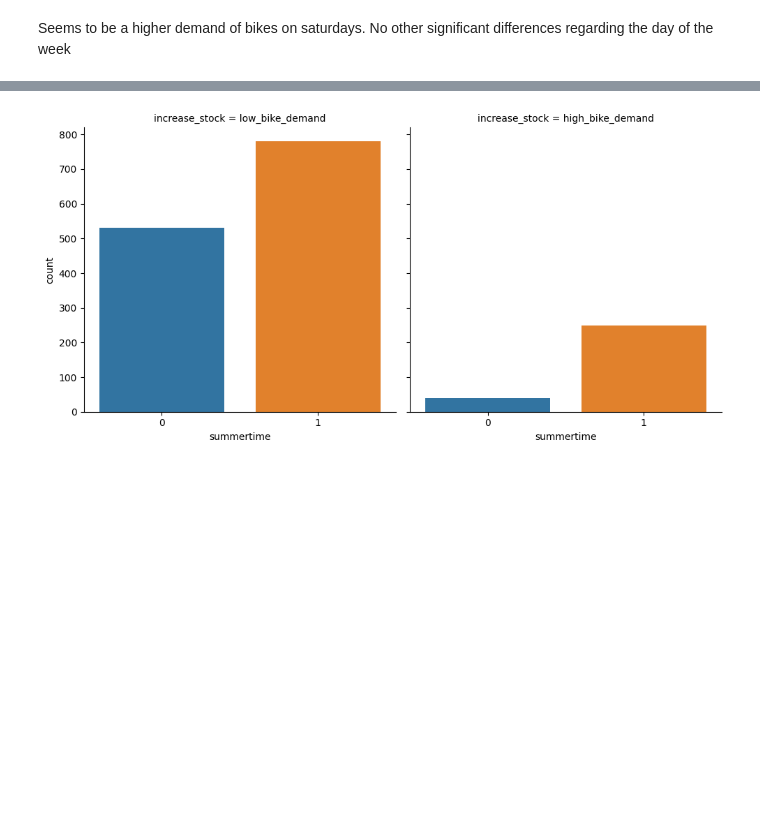
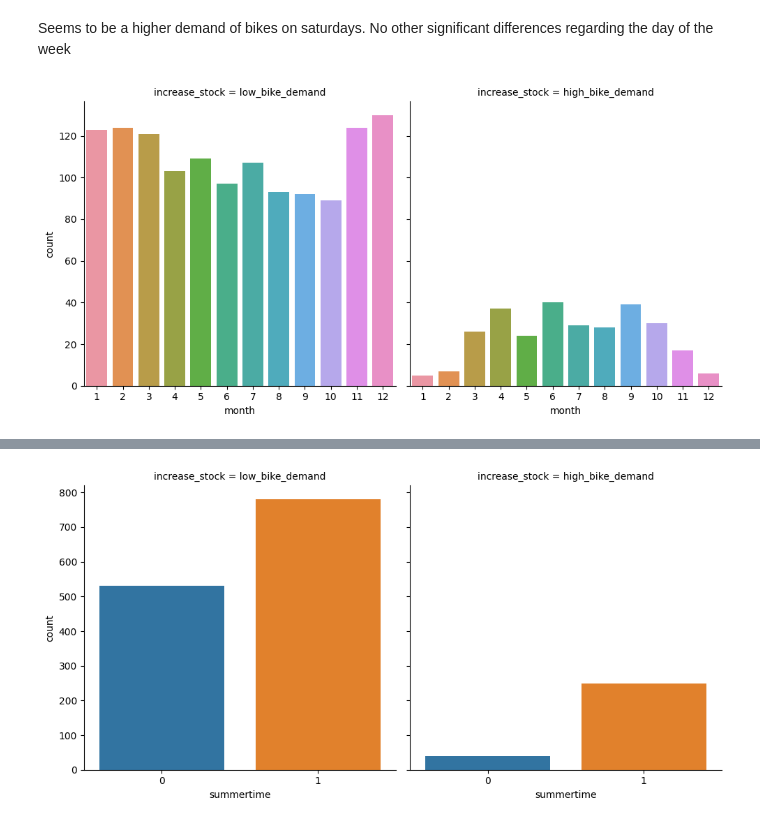
Before and after one commit to AlbertBS2/Predict-Bikes-Availability, a Jupyter notebook: data_analysis.ipynb, the cells around one changed output, grey strips where cells are left out. Saved outputs shown, nothing was run; the diff lists cells and outputs as text; code cells hidden in the pictures; blank space fills up the shorter version.

```diff
--- a/data_analysis.ipynb
+++ b/data_analysis.ipynb
@@ -77,3 +90,13 @@ sns.catplot(
 [figure]
 # %% [markdown]
 Seems to be a higher demand of bikes on saturdays. No other significant differences regarding the day of the week
+# %%
+# Plot month
+sns.catplot(
+    x='month',
+    col='increase_stock',
+    kind='count',
+    data=train_data
+);
+# %% [output]
+[figure, added]
```
Also changed, not shown: parts of 14 cells of this notebook.
